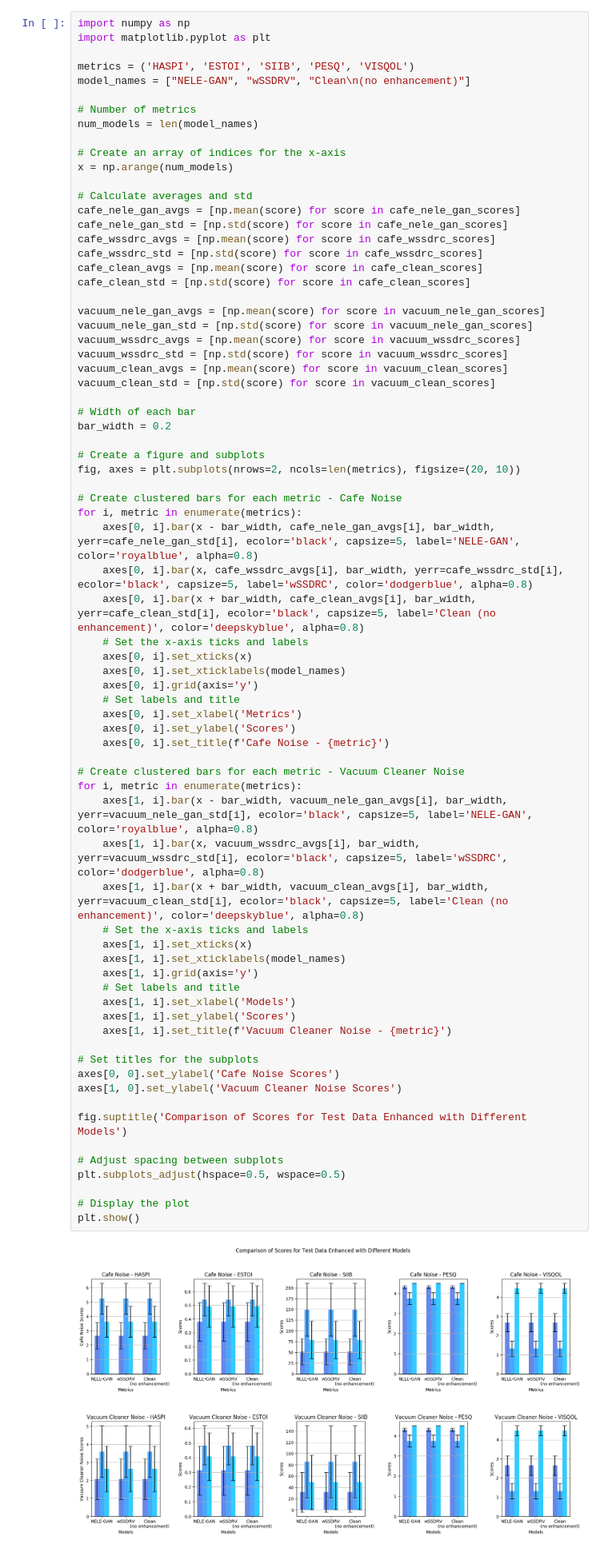
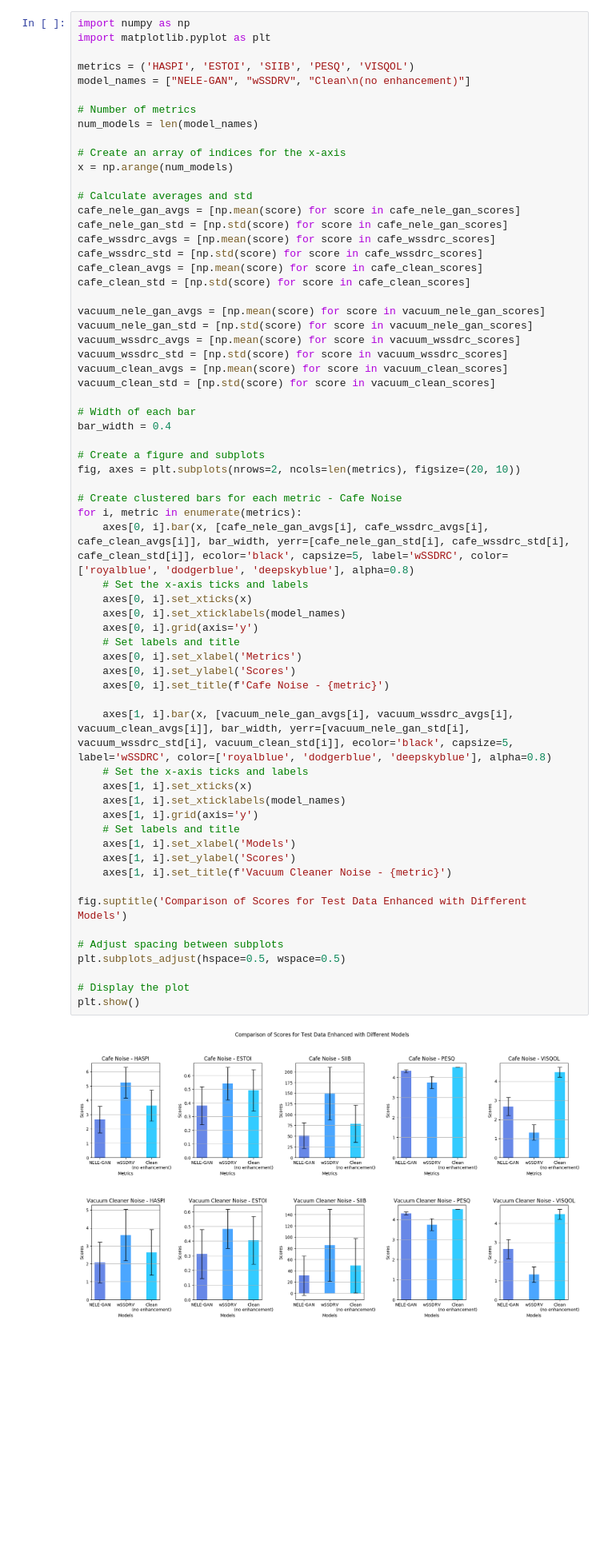
Before and after one commit to BrentonAD/SIT789-Task5-2HD, a Jupyter notebook: SIT789-Task5-2HD-notebook.ipynb, the cells around one changed output. Shown at 80% size. Cells and saved outputs as stored; diff of their text form; blank space fills up the shorter version.

Commit message:
Changed formatting on plot

```diff
--- a/SIT789-Task5-2HD-notebook.ipynb
+++ b/SIT789-Task5-2HD-notebook.ipynb
@@ -1041,52 +1041,42 @@ vacuum_clean_avgs = [np.mean(score) for score in vacuum_clean_scores]
 vacuum_clean_std = [np.std(score) for score in vacuum_clean_scores]
 
 # Width of each bar
-bar_width = 0.2
+bar_width = 0.4
 
 # Create a figure and subplots
 fig, axes = plt.subplots(nrows=2, ncols=len(metrics), figsize=(20, 10))
 
 # Create clustered bars for each metric - Cafe Noise
 for i, metric in enumerate(metrics):
-    axes[0, i].bar(x - bar_width, cafe_nele_gan_avgs[i], bar_width, yerr=cafe_nele_gan_std[i], ecolor='black', capsize=5, label='NELE-GAN', color='royalblue', alpha=0.8)
-    axes[0, i].bar(x, cafe_wssdrc_avgs[i], bar_width, yerr=cafe_wssdrc_std[i], ecolor='black', capsize=5, label='wSSDRC', color='dodgerblue', alpha=0.8)
-    axes[0, i].bar(x + bar_width, cafe_clean_avgs[i], bar_width, yerr=cafe_clean_std[i], ecolor='black', capsize=5, label='Clean (no enhancement)', color='deepskyblue', alpha=0.8)
+    axes[0, i].bar(x, [cafe_nele_gan_avgs[i], cafe_wssdrc_avgs[i], cafe_clean_avgs[i]], bar_width, yerr=[cafe_nele_gan_std[i], cafe_wssdrc_std[i], cafe_clean_std[i]], ecolor='black', capsize=5, label='wSSDRC', color=['royalblue', 'dodgerblue', 'deepskyblue'], alpha=0.8)
     # Set the x-axis ticks and labels
     axes[0, i].set_xticks(x)
     axes[0, i].set_xticklabels(model_names)
     axes[0, i].grid(axis='y')
     # Set labels and title
     axes[0, i].set_xlabel('Metrics')
     axes[0, i].set_ylabel('Scores')
     axes[0, i].set_title(f'Cafe Noise - {metric}')
 
-# Create clustered bars for each metric - Vacuum Cleaner Noise
-for i, metric in enumerate(metrics):
-    axes[1, i].bar(x - bar_width, vacuum_nele_gan_avgs[i], bar_width, yerr=vacuum_nele_gan_std[i], ecolor='black', capsize=5, label='NELE-GAN', color='royalblue', alpha=0.8)
-    axes[1, i].bar(x, vacuum_wssdrc_avgs[i], bar_width, yerr=vacuum_wssdrc_std[i], ecolor='black', capsize=5, label='wSSDRC', color='dodgerblue', alpha=0.8)
-    axes[1, i].bar(x + bar_width, vacuum_clean_avgs[i], bar_width, yerr=vacuum_clean_std[i], ecolor='black', capsize=5, label='Clean (no enhancement)', color='deepskyblue', alpha=0.8)
+    axes[1, i].bar(x, [vacuum_nele_gan_avgs[i], vacuum_wssdrc_avgs[i], vacuum_clean_avgs[i]], bar_width, yerr=[vacuum_nele_gan_std[i], vacuum_wssdrc_std[i], vacuum_clean_std[i]], ecolor='black', capsize=5, label='wSSDRC', color=['royalblue', 'dodgerblue', 'deepskyblue'], alpha=0.8)
     # Set the x-axis ticks and labels
     axes[1, i].set_xticks(x)
     axes[1, i].set_xticklabels(model_names)
     axes[1, i].grid(axis='y')
     # Set labels and title
     axes[1, i].set_xlabel('Models')
     axes[1, i].set_ylabel('Scores')
     axes[1, i].set_title(f'Vacuum Cleaner Noise - {metric}')
 
-# Set titles for the subplots
-axes[0, 0].set_ylabel('Cafe Noise Scores')
-axes[1, 0].set_ylabel('Vacuum Cleaner Noise Scores')
-
 fig.suptitle('Comparison of Scores for Test Data Enhanced with Different Models')
 
 # Adjust spacing between subplots
 plt.subplots_adjust(hspace=0.5, wspace=0.5)
 
 # Display the plot
 plt.show()
 # %% [output]
-[figure, old version]
+[figure, new version]
 # %%
 # Calculate averages and std
 cafe_nele_gan_display = [ f"{np.mean(score):0.3f} (std: {np.std(score):0.4f})" for score in cafe_nele_gan_scores ]
```
